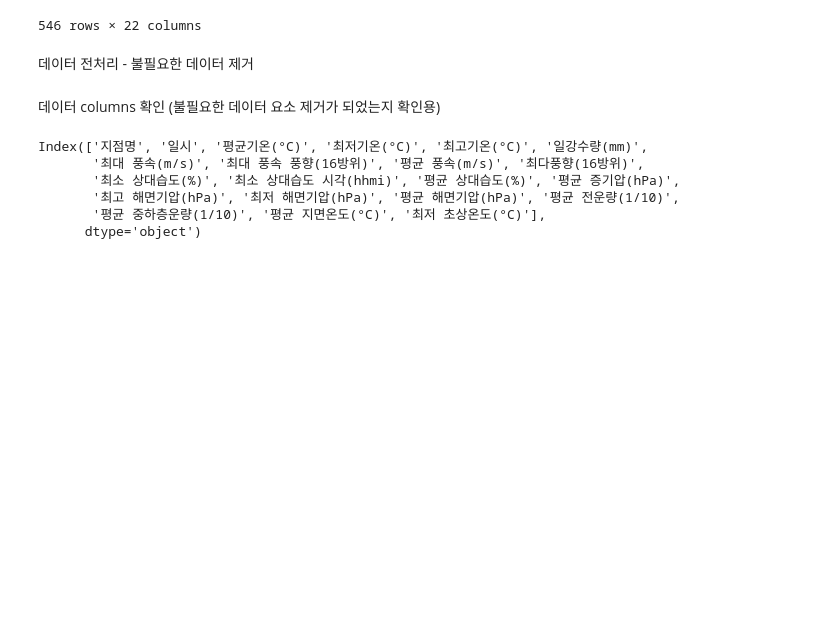
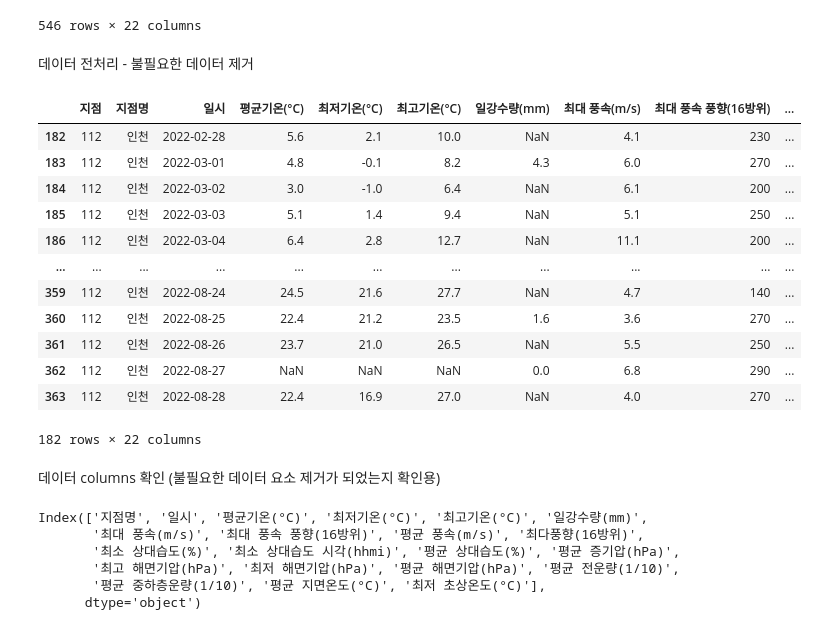
Before and after one commit to qkrwjdtn1236/Weather_DL_Inference, a Jupyter notebook: DL.ipynb, the cells around one changed output. Drawn from its saved outputs; the diff is of its cells as text; code cells hidden in the pictures; blank space fills up the shorter version.

```diff
--- a/DL.ipynb
+++ b/DL.ipynb
@@ -33,3 +35,19 @@ df
+# %%
+df
+# %% [output]
+|  | 지점 | 지점명 | 일시 | 평균기온(°C) | 최저기온(°C) | 최고기온(°C) | 일강수량(mm) | 최대 풍속(m/s) | 최대 풍속 풍향(16방위) | ... |
+| 182 | 112 | 인천 | 2022-02-28 | 5.6 | 2.1 | 10.0 | NaN | 4.1 | 230 | ... |
+| 183 | 112 | 인천 | 2022-03-01 | 4.8 | -0.1 | 8.2 | 4.3 | 6.0 | 270 | ... |
+| 184 | 112 | 인천 | 2022-03-02 | 3.0 | -1.0 | 6.4 | NaN | 6.1 | 200 | ... |
+| 185 | 112 | 인천 | 2022-03-03 | 5.1 | 1.4 | 9.4 | NaN | 5.1 | 250 | ... |
+| 186 | 112 | 인천 | 2022-03-04 | 6.4 | 2.8 | 12.7 | NaN | 11.1 | 200 | ... |
+| ... | ... | ... | ... | ... | ... | ... | ... | ... | ... | ... |
+| 359 | 112 | 인천 | 2022-08-24 | 24.5 | 21.6 | 27.7 | NaN | 4.7 | 140 | ... |
+| 360 | 112 | 인천 | 2022-08-25 | 22.4 | 21.2 | 23.5 | 1.6 | 3.6 | 270 | ... |
+| 361 | 112 | 인천 | 2022-08-26 | 23.7 | 21.0 | 26.5 | NaN | 5.5 | 250 | ... |
+| 362 | 112 | 인천 | 2022-08-27 | NaN | NaN | NaN | 0.0 | 6.8 | 290 | ... |
+| 363 | 112 | 인천 | 2022-08-28 | 22.4 | 16.9 | 27.0 | NaN | 4.0 | 270 | ... |
+182 rows × 22 columns
 # %%
 df = df.drop(columns=['지점'])
 # %% [markdown]
```
Also changed, not shown: parts of 9 cells of this notebook.
